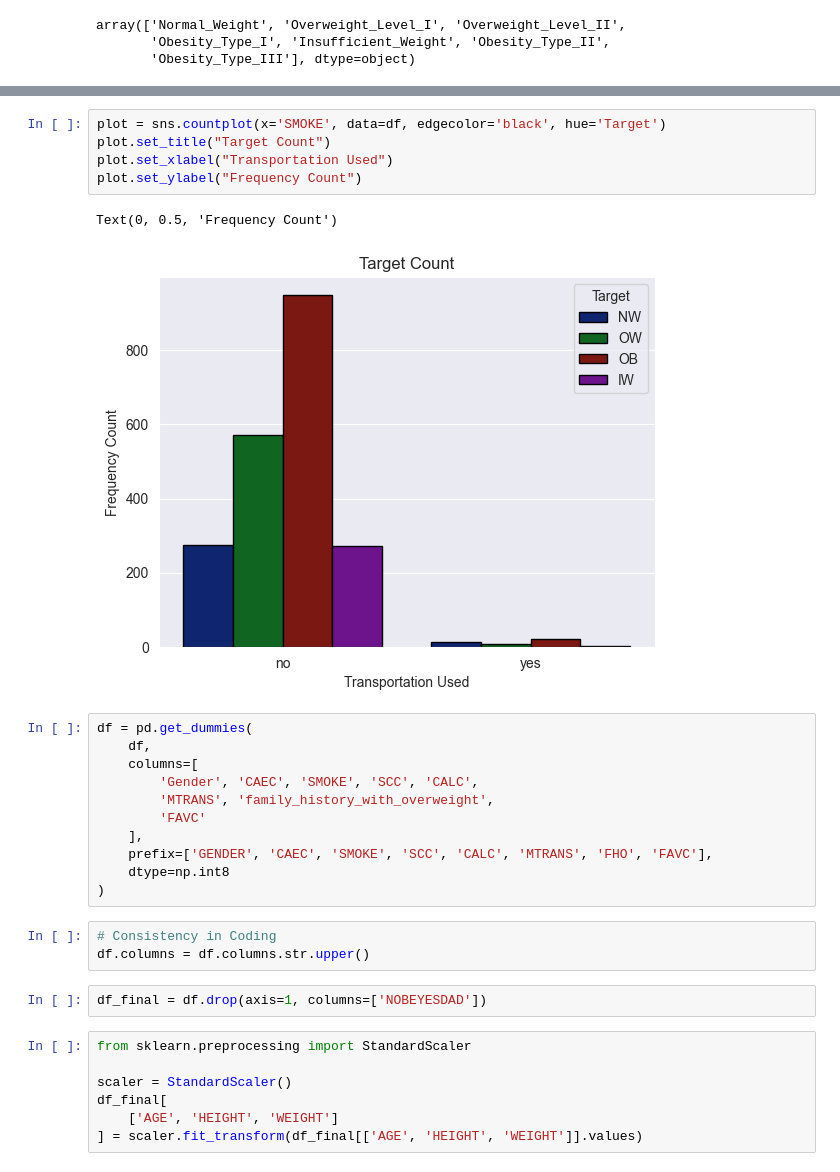
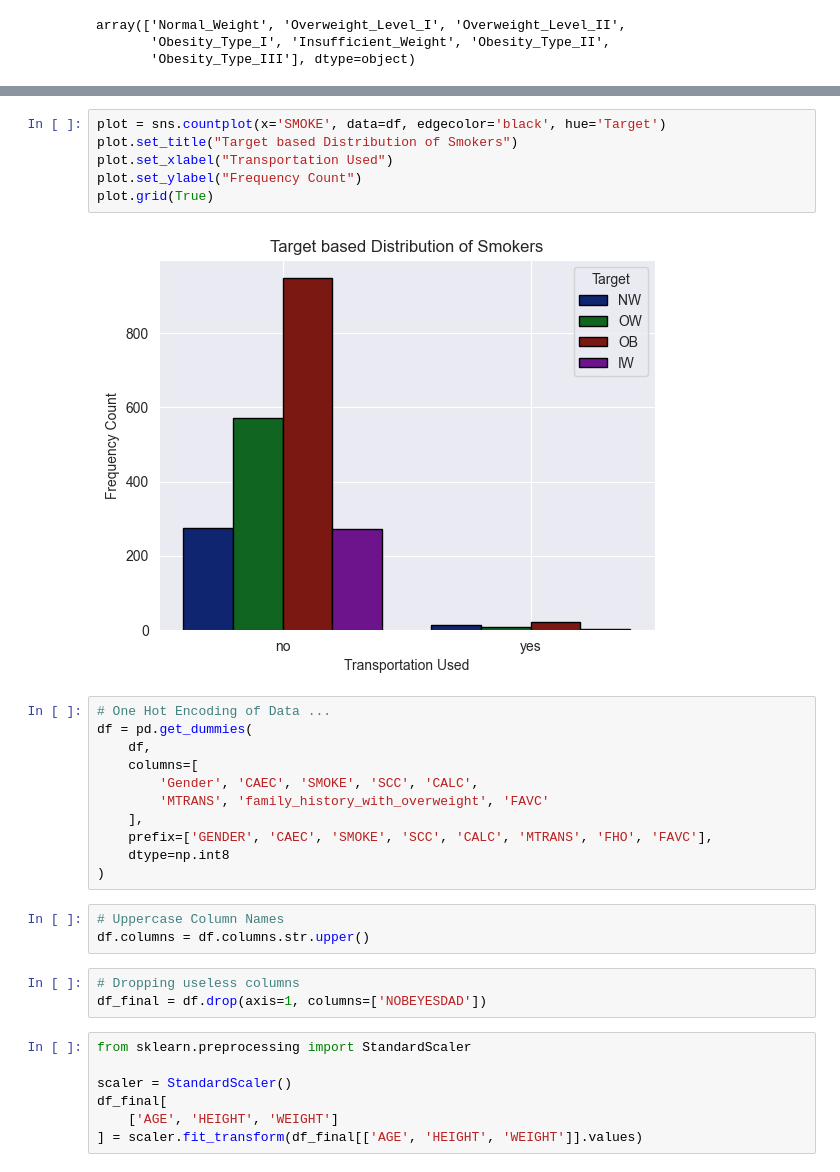
Before and after one commit to SahilLodha/AI_Classes_Notebooks, a Jupyter notebook: classical_ml/Section 02 - Logistic Regression/Multi Class Logistic Regression.ipynb, the cells around one changed output, grey strips where cells are left out. Drawn from its saved outputs; the diff is of its cells as text.

```diff
--- a/classical_ml/Section 02 - Logistic Regression/Multi Class Logistic Regression.ipynb
+++ b/classical_ml/Section 02 - Logistic Regression/Multi Class Logistic Regression.ipynb
@@ -70,26 +77,27 @@ Text(0, 0.5, 'Frequency Count')
 # %%
 plot = sns.countplot(x='SMOKE', data=df, edgecolor='black', hue='Target')
-plot.set_title("Target Count")
+plot.set_title("Target based Distribution of Smokers")
 plot.set_xlabel("Transportation Used")
 plot.set_ylabel("Frequency Count")
+plot.grid(True)
 # %% [output]
-Text(0, 0.5, 'Frequency Count')
-[figure, old version]
+[figure, new version]
 # %%
+# One Hot Encoding of Data ...
 df = pd.get_dummies(
     df,
     columns=[
         'Gender', 'CAEC', 'SMOKE', 'SCC', 'CALC',
-        'MTRANS', 'family_history_with_overweight',
-        'FAVC'
+        'MTRANS', 'family_history_with_overweight', 'FAVC'
     ],
     prefix=['GENDER', 'CAEC', 'SMOKE', 'SCC', 'CALC', 'MTRANS', 'FHO', 'FAVC'],
     dtype=np.int8
 )
 # %%
-# Consistency in Coding
+# Uppercase Column Names
 df.columns = df.columns.str.upper()
 # %%
+# Dropping useless columns
 df_final = df.drop(axis=1, columns=['NOBEYESDAD'])
 # %%
 from sklearn.preprocessing import StandardScaler
```
Also changed, not shown: parts of 21 cells of this notebook, 3 other files.
